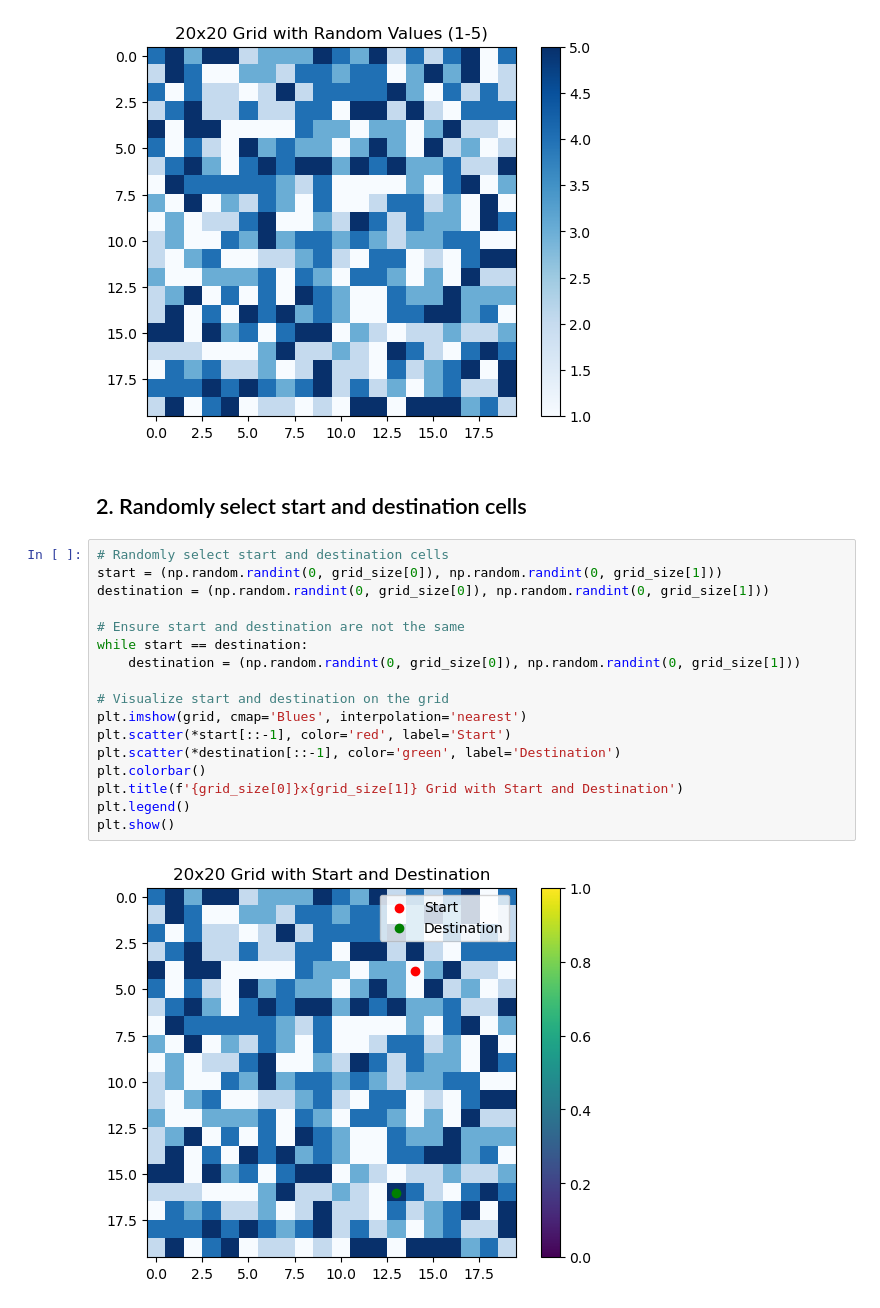
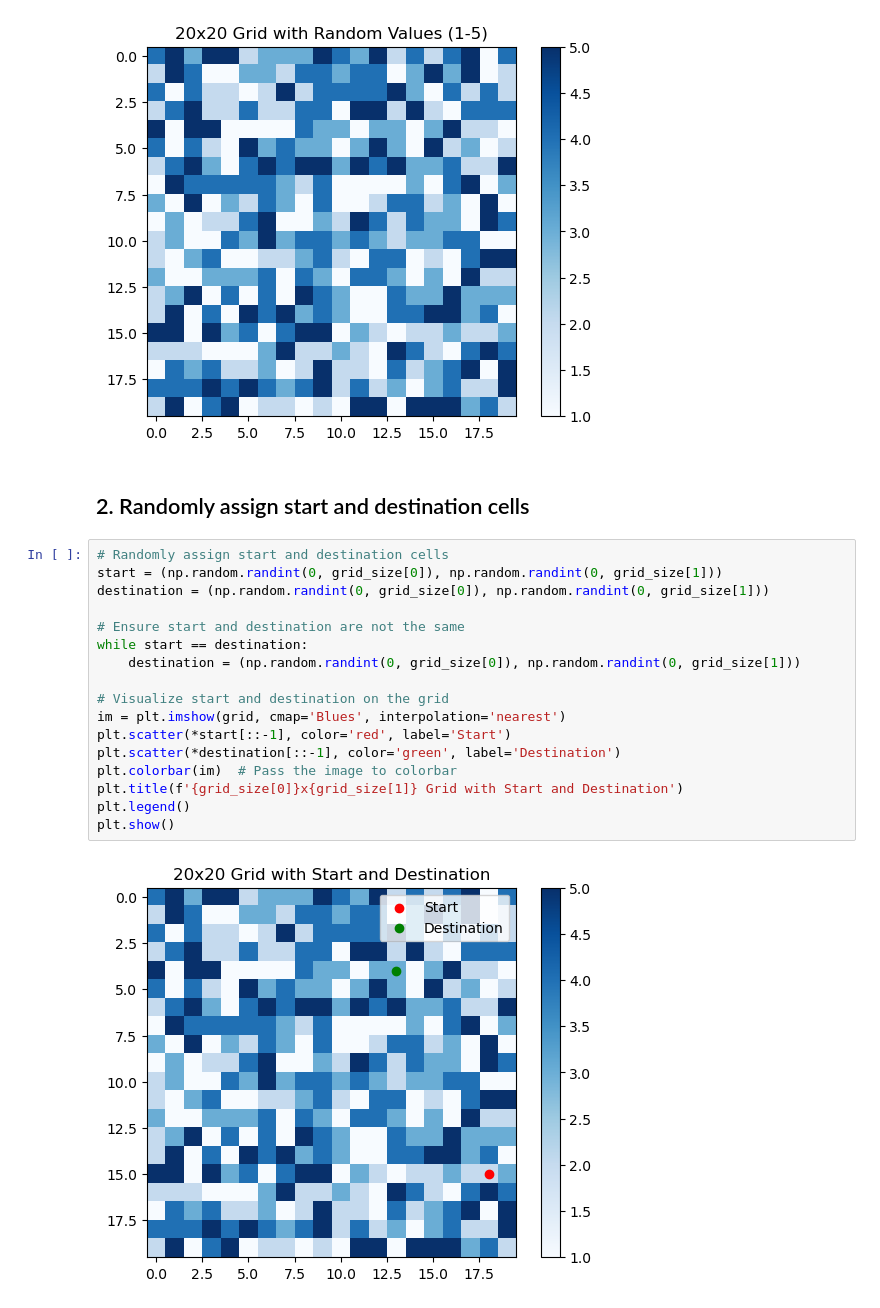
Before and after one commit to movephutthaphaiboon/raster-based-least-cost-path-analysis, a Jupyter notebook: simple least cost path.ipynb, the cells around one changed output. Cells and saved outputs as stored; diff of their text form.

```diff
--- a/simple least cost path.ipynb
+++ b/simple least cost path.ipynb
@@ -33,23 +33,23 @@ plt.show()
 # %% [output]
 [figure]
 # %% [markdown]
-## 2. Randomly select start and destination cells
+## 2. Randomly assign start and destination cells
 # %%
-# Randomly select start and destination cells
+# Randomly assign start and destination cells
 start = (np.random.randint(0, grid_size[0]), np.random.randint(0, grid_size[1]))
 destination = (np.random.randint(0, grid_size[0]), np.random.randint(0, grid_size[1]))
 
 # Ensure start and destination are not the same
 while start == destination:
     destination = (np.random.randint(0, grid_size[0]), np.random.randint(0, grid_size[1]))
 
 # Visualize start and destination on the grid
-plt.imshow(grid, cmap='Blues', interpolation='nearest')
+im = plt.imshow(grid, cmap='Blues', interpolation='nearest')
 plt.scatter(*start[::-1], color='red', label='Start')
 plt.scatter(*destination[::-1], color='green', label='Destination')
-plt.colorbar()
+plt.colorbar(im)  # Pass the image to colorbar
 plt.title(f'{grid_size[0]}x{grid_size[1]} Grid with Start and Destination')
 plt.legend()
 plt.show()
 # %% [output]
-[figure, old version]
+[figure, new version]
```
Also changed, not shown: parts of 6 cells of this notebook.
